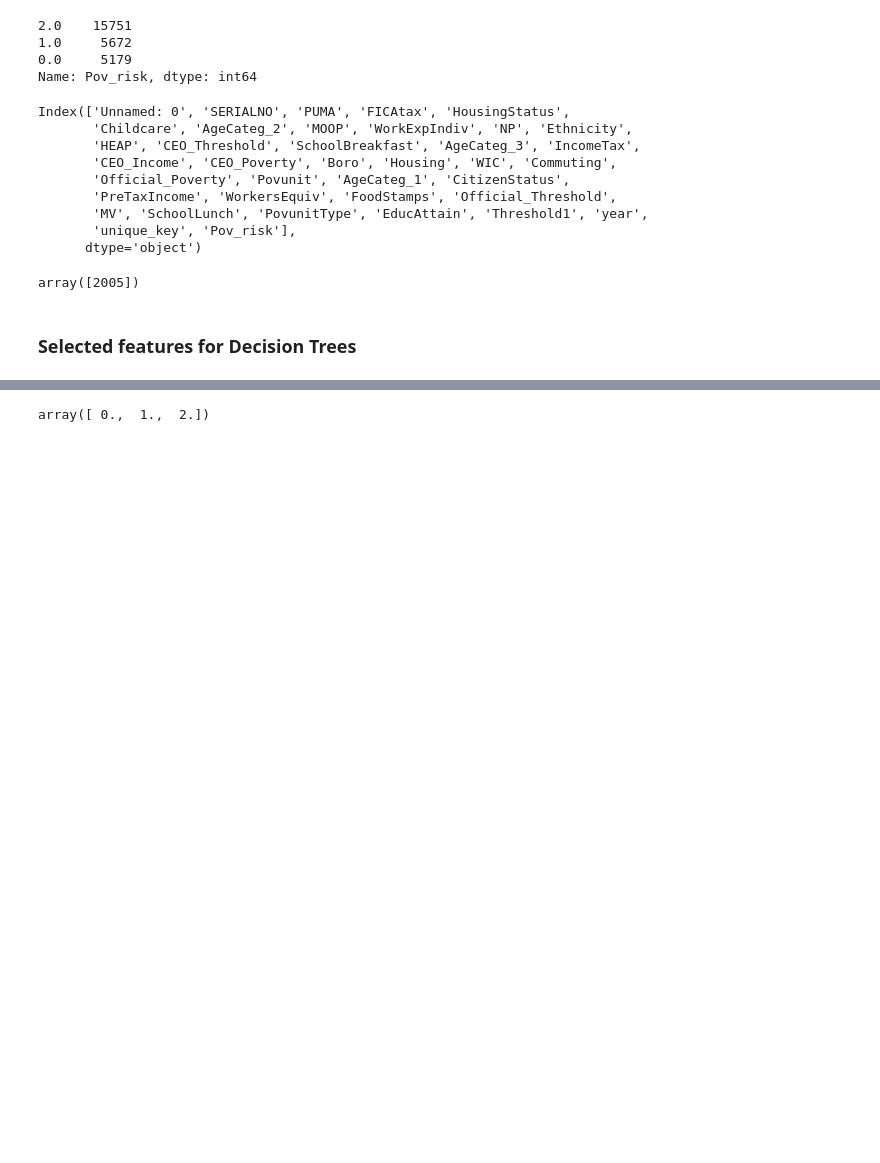
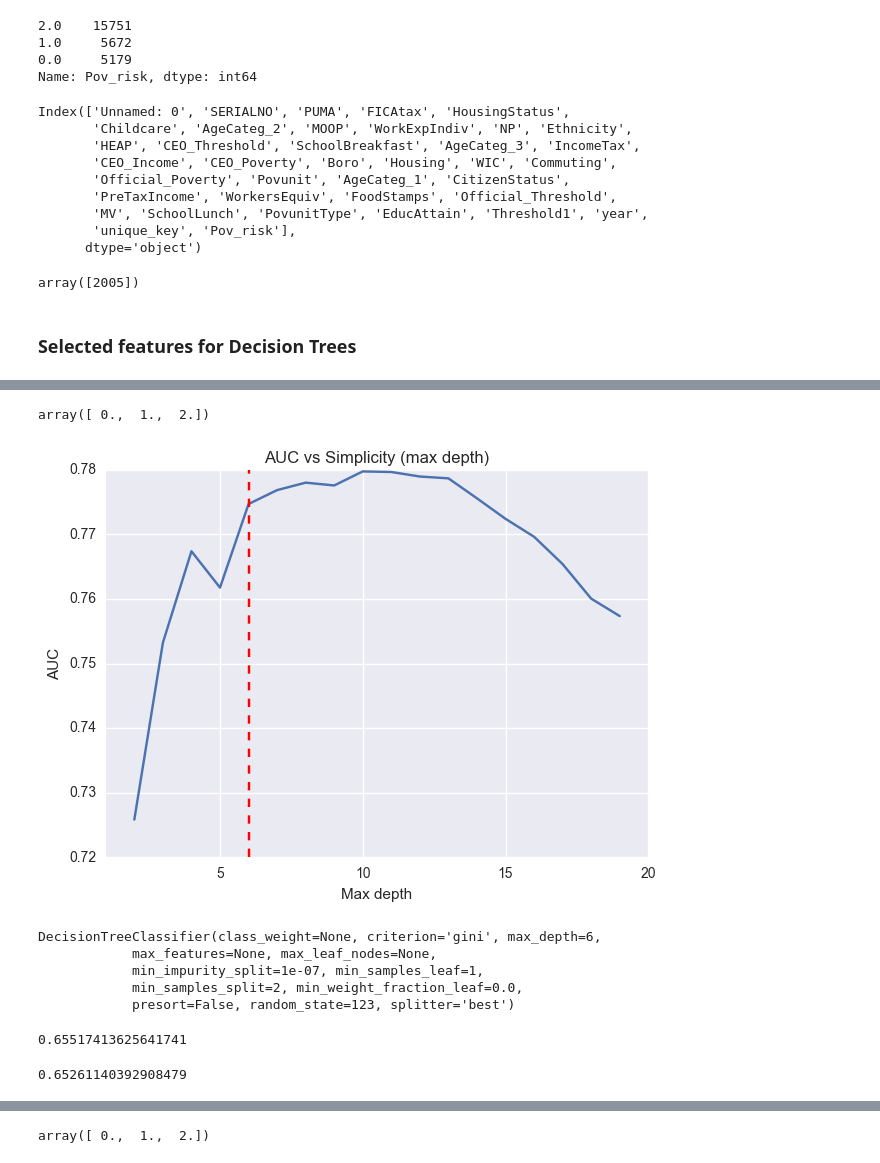
Before and after one commit to skulkarni2/Predicting_Poverty, a Jupyter notebook: Notebooks/Decision Tree 10 years.ipynb, the cells around one changed output, grey strips where cells are left out. Saved outputs shown, nothing was run; the diff lists cells and outputs as text; code cells hidden in the pictures; blank space fills up the shorter version.

```diff
--- a/Notebooks/Decision Tree 10 years.ipynb
+++ b/Notebooks/Decision Tree 10 years.ipynb
@@ -136,0 +145,49 @@ data9 = puma_14[features]
+# %%
+X = df2.iloc[:,:-1]
+Y = df2.iloc[:,-1:]
+# %%
+y = LabelBinarizer()
+Y_binary = y.fit_transform(Y)
+# %%
+y.classes_
+# %% [output]
+array([ 0.,  1.,  2.])
+# %%
+# Split the data
+X_train,X_test,y_train,y_test=train_test_split(X, Y_binary, test_size=0.3, random_state=123)
+# %%
+# hype parameter explored is max_depth
+AUC=[]
+for i in range(2,20,1):
+    rf = DTC(max_depth=i, random_state=123)
+    rf.fit(X_train, y_train)
+    pred=rf.predict(X_test)
+    AUC.append(rs(y_test.ravel(),pred.ravel()))
+# %%
+plt.figure(figsize=(7,5))
+plt.plot(range(2,20,1),AUC)
+plt.xlabel("Max depth")
+plt.ylabel("AUC")
+plt.title("AUC vs Simplicity (max depth)")
+plt.axvline(6,color='r',linestyle='--')
+plt.xlim(1,20)
+plt.show()
+# %% [output]
+[figure, added]
+# %%
+rf1 = DTC(max_depth=6, random_state=123)
+rf1.fit(X_train, y_train)
+# %% [output]
+DecisionTreeClassifier(class_weight=None, criterion='gini', max_depth=6,
+            max_features=None, max_leaf_nodes=None,
+            min_impurity_split=1e-07, min_samples_leaf=1,
+            min_samples_split=2, min_weight_fraction_leaf=0.0,
+            presort=False, random_state=123, splitter='best')
+# %%
+rf1.score(X_train,y_train)
+# %% [output]
+0.65517413625641741
+# %%
+rf1.score(X_test,y_test)
+# %% [output]
+0.65261140392908479
```
Also changed, not shown: parts of 23 cells of this notebook.
